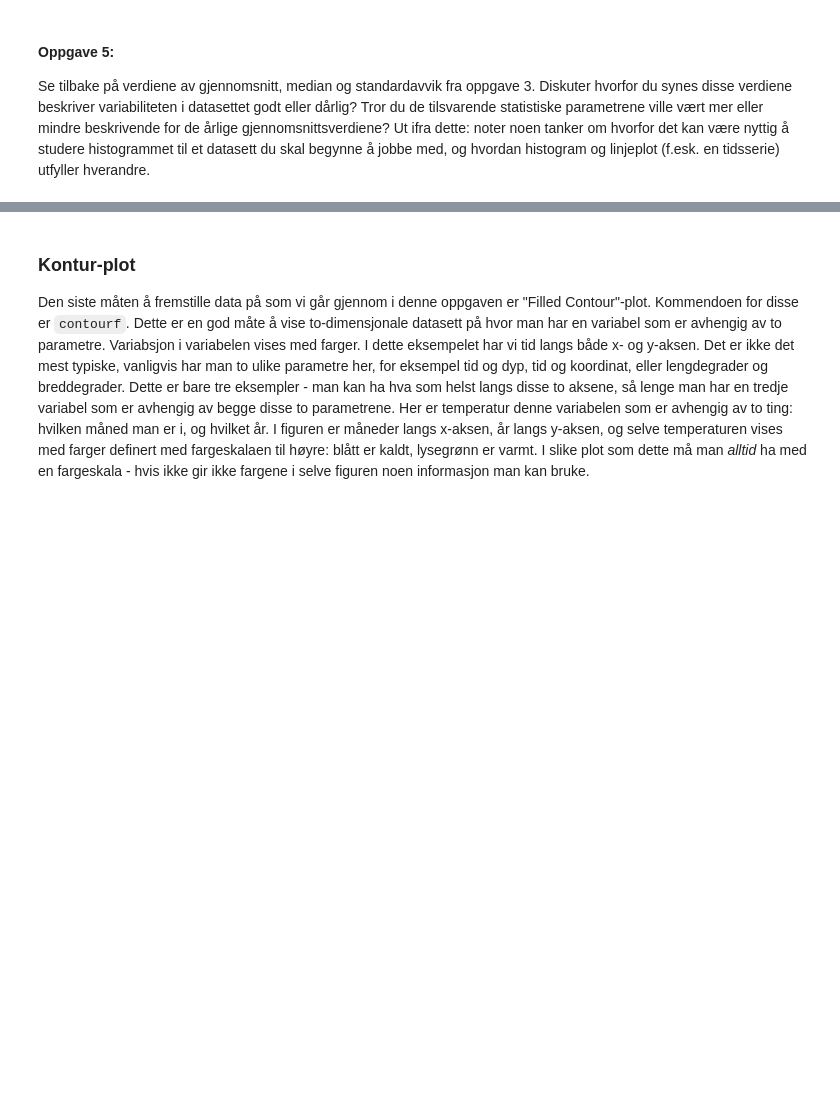
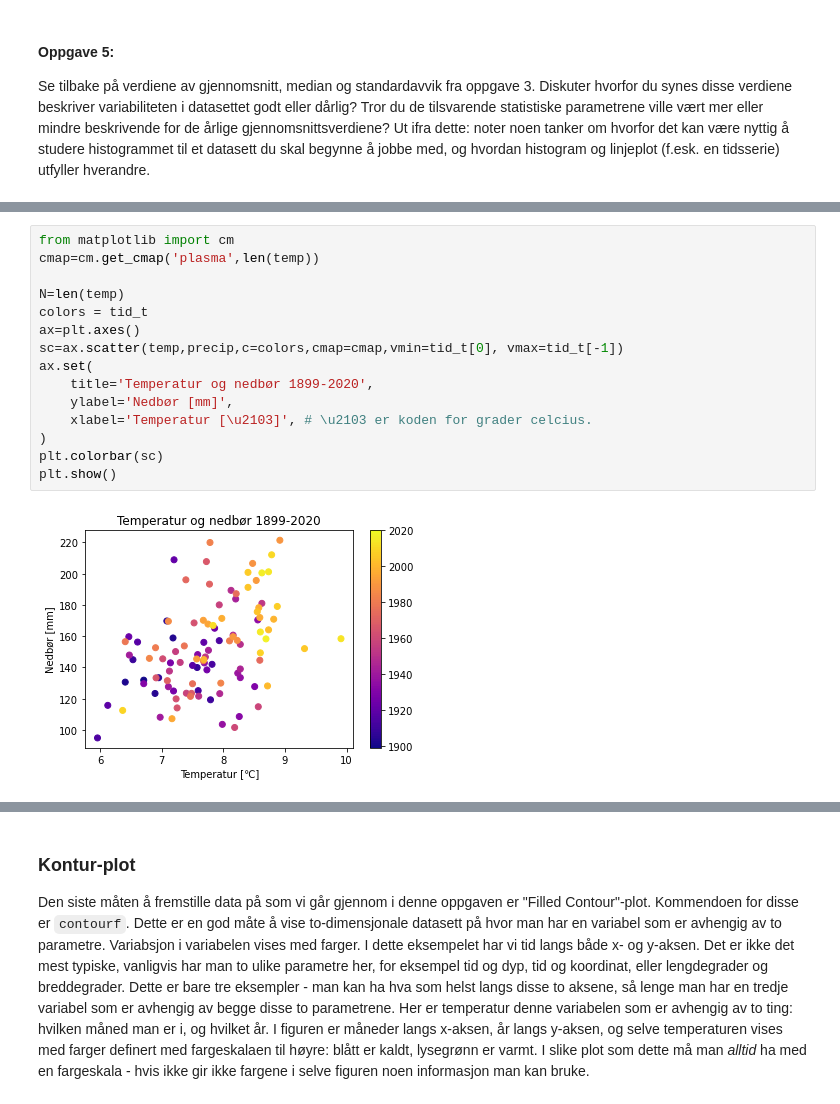
Before and after one commit to irendundas/EkteData, a Jupyter notebook: Figurer.ipynb, the cells around one changed output, grey strips where cells are left out. Cells and saved outputs as stored; diff of their text form; blank space fills up the shorter version.

```diff
--- a/Figurer.ipynb
+++ b/Figurer.ipynb
@@ -118,0 +165,17 @@ Se tilbake på verdiene av gjennomsnitt, median og standardavvik fra oppgave 3.
+# %%
+from matplotlib import cm
+cmap=cm.get_cmap('plasma',len(temp))
+
+N=len(temp)
+colors = tid_t
+ax=plt.axes()
+sc=ax.scatter(temp,precip,c=colors,cmap=cmap,vmin=tid_t[0], vmax=tid_t[-1])
+ax.set(
+    title='Temperatur og nedbør 1899-2020',
+    ylabel='Nedbør [mm]',
+    xlabel='Temperatur [\u2103]', # \u2103 er koden for grader celcius.
+)
+plt.colorbar(sc)
+plt.show()
+# %% [output]
+[figure, added]
```
Also changed, not shown: parts of 8 cells of this notebook, 2 other files.
